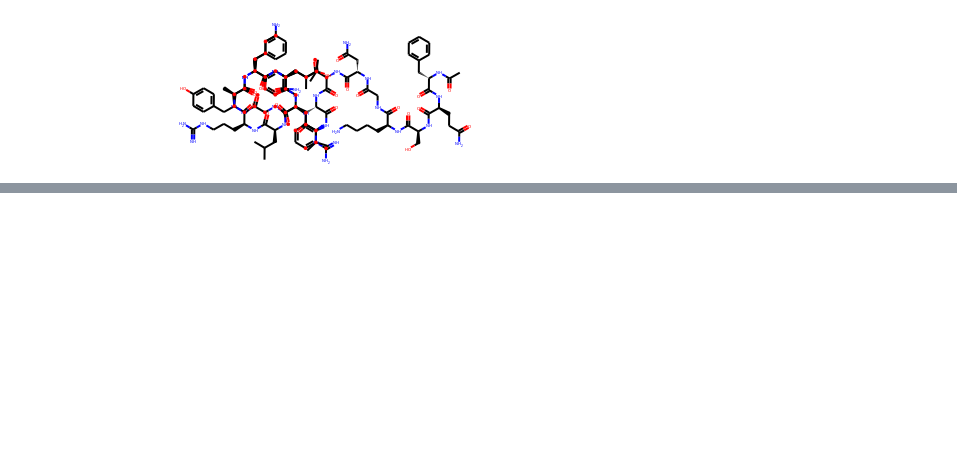
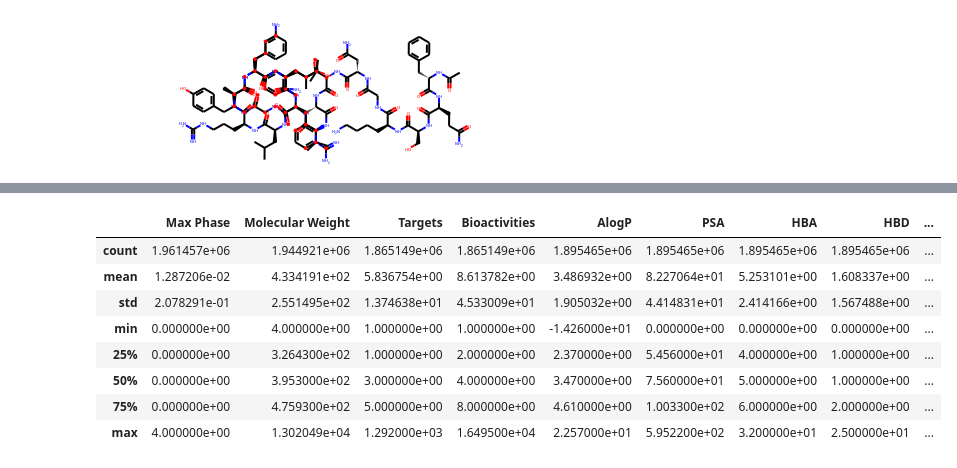
Before and after one commit to robertlizatovic/DeepChemistry, a Jupyter notebook: fetch_data.ipynb, the cells around one changed output, grey strips where cells are left out. Drawn from its saved outputs; the diff is of its cells as text; code cells hidden in the pictures; blank space fills up the shorter version.

```diff
--- a/fetch_data.ipynb
+++ b/fetch_data.ipynb
@@ -84,0 +72,12 @@ Chem.MolFromSmiles(molecules.loc[4, "Smiles"])
+# %%
+molecules.describe()
+# %% [output]
+|  | Max Phase | Molecular Weight | Targets | Bioactivities | AlogP | PSA | HBA | HBD | ... |
+| count | 1.961457e+06 | 1.944921e+06 | 1.865149e+06 | 1.865149e+06 | 1.895465e+06 | 1.895465e+06 | 1.895465e+06 | 1.895465e+06 | ... |
+| mean | 1.287206e-02 | 4.334191e+02 | 5.836754e+00 | 8.613782e+00 | 3.486932e+00 | 8.227064e+01 | 5.253101e+00 | 1.608337e+00 | ... |
+| std | 2.078291e-01 | 2.551495e+02 | 1.374638e+01 | 4.533009e+01 | 1.905032e+00 | 4.414831e+01 | 2.414166e+00 | 1.567488e+00 | ... |
+| min | 0.000000e+00 | 4.000000e+00 | 1.000000e+00 | 1.000000e+00 | -1.426000e+01 | 0.000000e+00 | 0.000000e+00 | 0.000000e+00 | ... |
+| 25% | 0.000000e+00 | 3.264300e+02 | 1.000000e+00 | 2.000000e+00 | 2.370000e+00 | 5.456000e+01 | 4.000000e+00 | 1.000000e+00 | ... |
+| 50% | 0.000000e+00 | 3.953000e+02 | 3.000000e+00 | 4.000000e+00 | 3.470000e+00 | 7.560000e+01 | 5.000000e+00 | 1.000000e+00 | ... |
+| 75% | 0.000000e+00 | 4.759300e+02 | 5.000000e+00 | 8.000000e+00 | 4.610000e+00 | 1.003300e+02 | 6.000000e+00 | 2.000000e+00 | ... |
+| max | 4.000000e+00 | 1.302049e+04 | 1.292000e+03 | 1.649500e+04 | 2.257000e+01 | 5.952200e+02 | 3.200000e+01 | 2.500000e+01 | ... |
```
Also changed, not shown: parts of 6 cells of this notebook.
